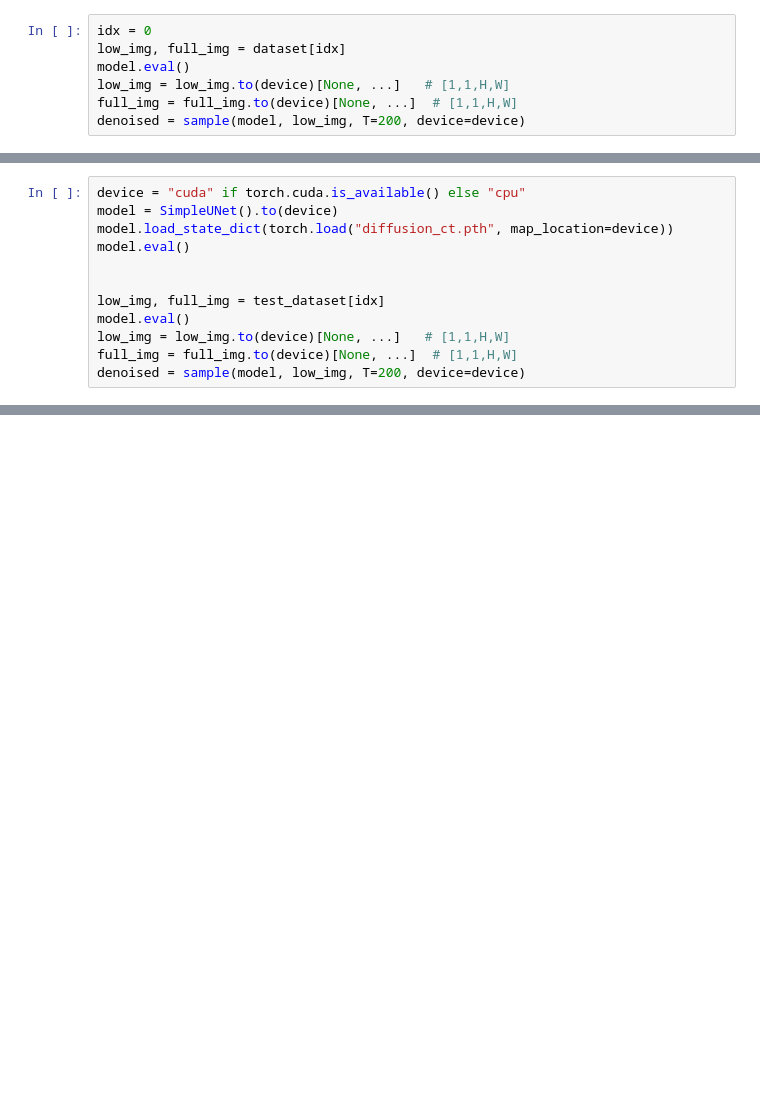
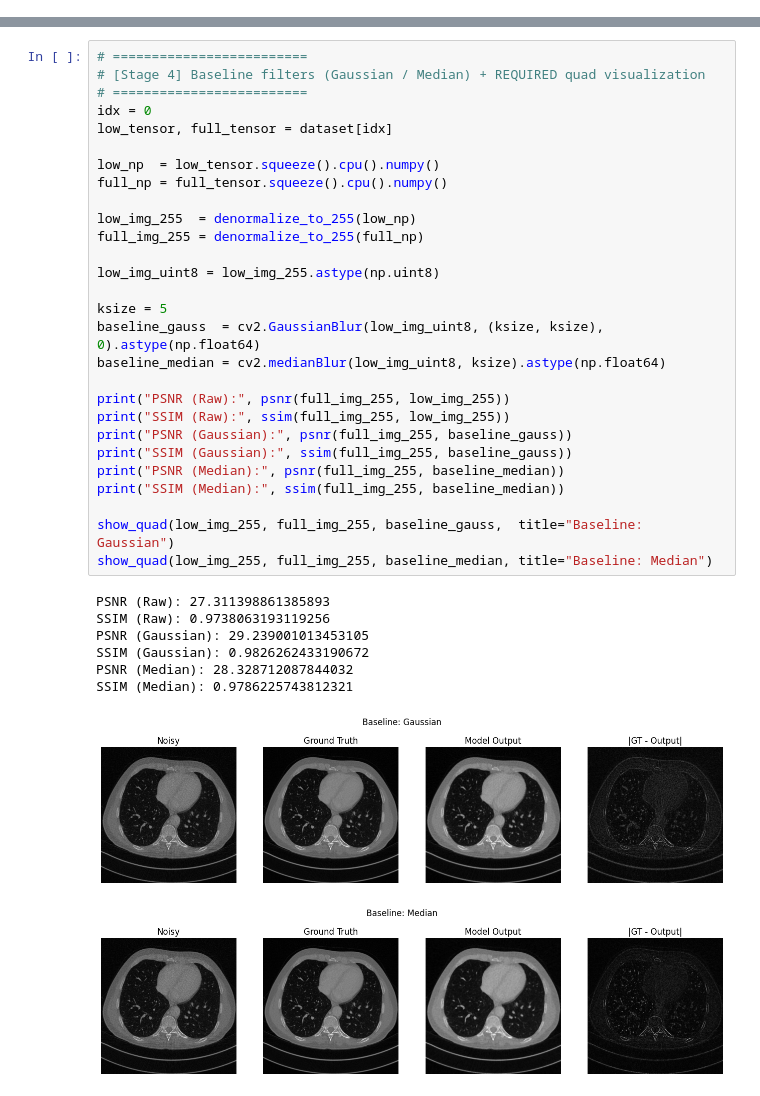
Before and after one commit to tseng097/cv5561-f25-team-diffusion, a Jupyter notebook: project.ipynb, the cells around one changed output, grey strips where cells are left out. Saved outputs shown, nothing was run; the diff lists cells and outputs as text; blank space fills up the shorter version.

```diff
--- a/project.ipynb
+++ b/project.ipynb
@@ -436,7 +0,0 @@ def sample(model, low_img, T=200, device="cuda"):
-# %%
-idx = 0
-low_img, full_img = dataset[idx]
-model.eval()
-low_img = low_img.to(device)[None, ...]   # [1,1,H,W]
-full_img = full_img.to(device)[None, ...]  # [1,1,H,W]
-denoised = sample(model, low_img, T=200, device=device)
@@ -895,12 +0,0 @@ SSIM (identity): 1.0
-# %%
-device = "cuda" if torch.cuda.is_available() else "cpu"
-model = SimpleUNet().to(device)
-model.load_state_dict(torch.load("diffusion_ct.pth", map_location=device))
-model.eval()
-
-
-low_img, full_img = test_dataset[idx]
-model.eval()
-low_img = low_img.to(device)[None, ...]   # [1,1,H,W]
-full_img = full_img.to(device)[None, ...]  # [1,1,H,W]
-denoised = sample(model, low_img, T=200, device=device)
@@ -1112,0 +280,37 @@ Available at: academic.oup.com/bjrai
+# %%
+# =========================
+# [Stage 4] Baseline filters (Gaussian / Median) + REQUIRED quad visualization
+# =========================
+idx = 0
+low_tensor, full_tensor = dataset[idx]
+
+low_np  = low_tensor.squeeze().cpu().numpy()
+full_np = full_tensor.squeeze().cpu().numpy()
+
+low_img_255  = denormalize_to_255(low_np)
+full_img_255 = denormalize_to_255(full_np)
+
+low_img_uint8 = low_img_255.astype(np.uint8)
+
+ksize = 5
+baseline_gauss  = cv2.GaussianBlur(low_img_uint8, (ksize, ksize), 0).astype(np.float64)
+baseline_median = cv2.medianBlur(low_img_uint8, ksize).astype(np.float64)
+
+print("PSNR (Raw):", psnr(full_img_255, low_img_255))
+print("SSIM (Raw):", ssim(full_img_255, low_img_255))
+print("PSNR (Gaussian):", psnr(full_img_255, baseline_gauss))
+print("SSIM (Gaussian):", ssim(full_img_255, baseline_gauss))
+print("PSNR (Median):", psnr(full_img_255, baseline_median))
+print("SSIM (Median):", ssim(full_img_255, baseline_median))
+
+show_quad(low_img_255, full_img_255, baseline_gauss,  title="Baseline: Gaussian")
+show_quad(low_img_255, full_img_255, baseline_median, title="Baseline: Median")
+# %% [output]
+PSNR (Raw): 27.311398861385893
+SSIM (Raw): 0.9738063193119256
+PSNR (Gaussian): 29.239001013453105
+SSIM (Gaussian): 0.9826262433190672
+PSNR (Median): 28.328712087844032
+SSIM (Median): 0.9786225743812321
+[figure, added]
+[figure, added]
```
Also changed, not shown: parts of 63 cells of this notebook.
